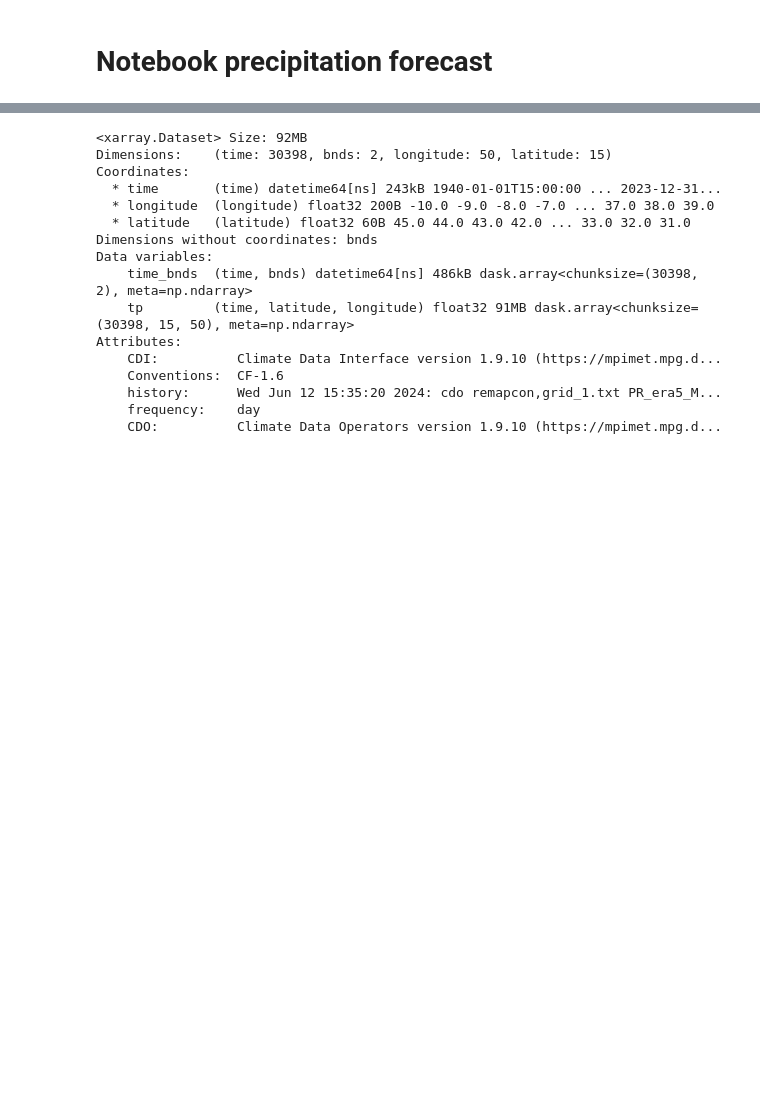
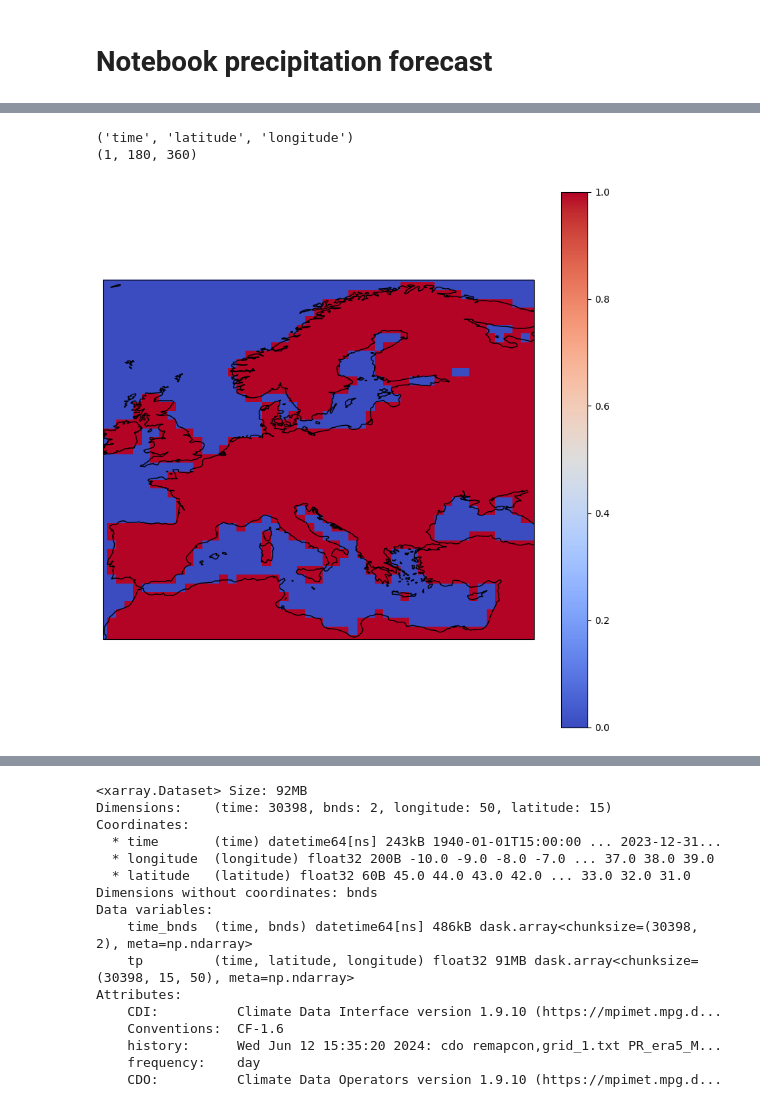
Before and after one commit to EmmaGau/extreme_events_forecasting, a Jupyter notebook: primary_code/precipitation.ipynb, the cells around one changed output, grey strips where cells are left out. Drawn from its saved outputs; the diff is of its cells as text; code cells hidden in the pictures; blank space fills up the shorter version.

```diff
--- a/primary_code/precipitation.ipynb
+++ b/primary_code/precipitation.ipynb
@@ -12,0 +41,35 @@ ds = xr.open_mfdataset(f"{dataset_path}", combine='by_coords')
+# %%
+import xarray as xr
+import matplotlib.pyplot as plt
+import cartopy.crs as ccrs
+
+# Charger le masque de mer
+sea_mask = xr.open_dataset("/scistor/ivm/shn051/extreme_events_forecasting/primary_code/data/ERA5_land_sea_mask_1deg.nc")
+
+# Appliquer la transformation en binaire
+threshold = 0.3
+sea_mask["lsm"] = xr.apply_ufunc(
+    lambda x: (x > threshold).astype(int),
+    sea_mask["lsm"],
+    dask="allowed",  # Si vous utilisez dask, sinon retirez cet argument
+    keep_attrs=True  # Conserver les attributs
+)
+
+# Afficher les dimensions et la forme des données
+print(sea_mask["lsm"].dims)
+print(sea_mask["lsm"].shape)
+
+# Tracer le masque de mer binaire
+sea = sea_mask["lsm"].isel(time=0).values
+
+fig = plt.figure(figsize=(10, 10))
+ax = plt.axes(projection=ccrs.PlateCarree())
+ax.coastlines()
+ax.set_extent([-10, 40, 30, 70])
+contour = ax.pcolormesh(sea_mask["lsm"].longitude, sea_mask["lsm"].latitude, sea, transform=ccrs.PlateCarree(), cmap="coolwarm")
+plt.colorbar(contour)
+plt.show()
+# %% [output]
+('time', 'latitude', 'longitude')
+(1, 180, 360)
+[figure, added]
```
Also changed, not shown: parts of 4 cells of this notebook, 4 other files.
